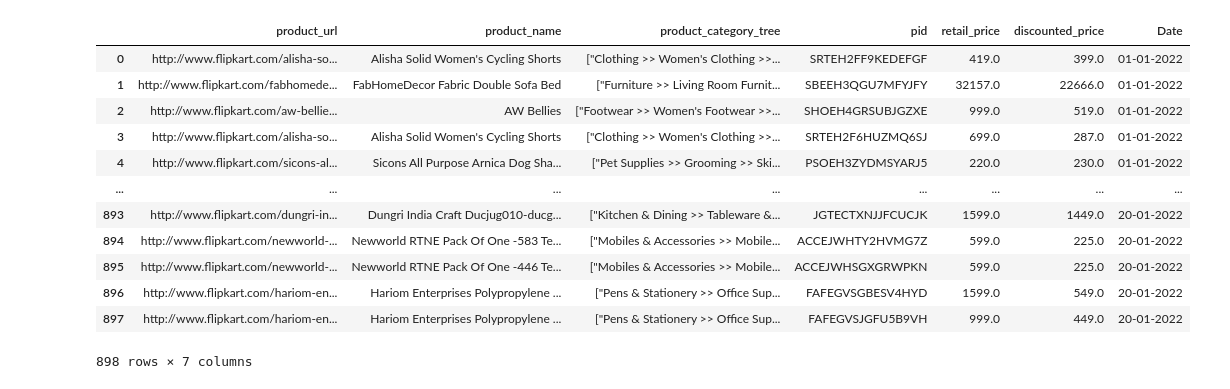
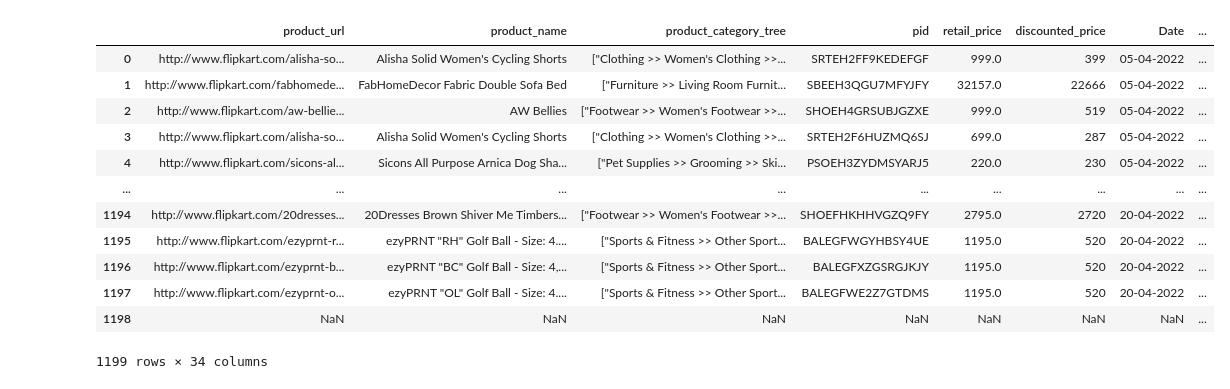
Before and after one commit to jaifin31/Flipkart-Analysis, a Jupyter notebook: original dataset/Flipkart price.ipynb, the cells around one changed output. Drawn from its saved outputs; the diff is of its cells as text; code cells hidden in the pictures.

```diff
--- a/original dataset/Flipkart price.ipynb
+++ b/original dataset/Flipkart price.ipynb
@@ -5,21 +5,21 @@ import ast
 import plotly.express as px
 from plotly import graph_objects as go
 # %%
-df =  pd.read_csv("C:/Users/Jaifin/Desktop/Tracker/Flipkart-Analysis/original dataset/Dataset/allinone.csv")
+df =  pd.read_csv("C:/Users/Jaifin/Desktop/Tracker/Flipkart-Analysis/original dataset/Dataset.csv")
 df
 # %% [output]
-|  | product_url | product_name | product_category_tree | pid | retail_price | discounted_price | Date |
-| 0 | http://www.flipkart.com/alisha-so... | Alisha Solid Women's Cycling Shorts | ["Clothing >> Women's Clothing >>... | SRTEH2FF9KEDEFGF | 419.0 | 399.0 | 01-01-2022 |
-| 1 | http://www.flipkart.com/fabhomede... | FabHomeDecor Fabric Double Sofa Bed | ["Furniture >> Living Room Furnit... | SBEEH3QGU7MFYJFY | 32157.0 | 22666.0 | 01-01-2022 |
-| 2 | http://www.flipkart.com/aw-bellie... | AW Bellies | ["Footwear >> Women's Footwear >>... | SHOEH4GRSUBJGZXE | 999.0 | 519.0 | 01-01-2022 |
-| 3 | http://www.flipkart.com/alisha-so... | Alisha Solid Women's Cycling Shorts | ["Clothing >> Women's Clothing >>... | SRTEH2F6HUZMQ6SJ | 699.0 | 287.0 | 01-01-2022 |
-| 4 | http://www.flipkart.com/sicons-al... | Sicons All Purpose Arnica Dog Sha... | ["Pet Supplies >> Grooming >> Ski... | PSOEH3ZYDMSYARJ5 | 220.0 | 230.0 | 01-01-2022 |
-| ... | ... | ... | ... | ... | ... | ... | ... |
-| 893 | http://www.flipkart.com/dungri-in... | Dungri India Craft Ducjug010-ducg... | ["Kitchen & Dining >> Tableware &... | JGTECTXNJJFCUCJK | 1599.0 | 1449.0 | 20-01-2022 |
-| 894 | http://www.flipkart.com/newworld-... | Newworld RTNE Pack Of One -583 Te... | ["Mobiles & Accessories >> Mobile... | ACCEJWHTY2HVMG7Z | 599.0 | 225.0 | 20-01-2022 |
-| 895 | http://www.flipkart.com/newworld-... | Newworld RTNE Pack Of One -446 Te... | ["Mobiles & Accessories >> Mobile... | ACCEJWHSGXGRWPKN | 599.0 | 225.0 | 20-01-2022 |
-| 896 | http://www.flipkart.com/hariom-en... | Hariom Enterprises Polypropylene ... | ["Pens & Stationery >> Office Sup... | FAFEGVSGBESV4HYD | 1599.0 | 549.0 | 20-01-2022 |
-| 897 | http://www.flipkart.com/hariom-en... | Hariom Enterprises Polypropylene ... | ["Pens & Stationery >> Office Sup... | FAFEGVSJGFU5B9VH | 999.0 | 449.0 | 20-01-2022 |
+|  | product_url | product_name | product_category_tree | pid | retail_price | discounted_price | Date | ... |
+| 0 | http://www.flipkart.com/alisha-so... | Alisha Solid Women's Cycling Shorts | ["Clothing >> Women's Clothing >>... | SRTEH2FF9KEDEFGF | 999.0 | 399 | 05-04-2022 | ... |
+| 1 | http://www.flipkart.com/fabhomede... | FabHomeDecor Fabric Double Sofa Bed | ["Furniture >> Living Room Furnit... | SBEEH3QGU7MFYJFY | 32157.0 | 22666 | 05-04-2022 | ... |
+| 2 | http://www.flipkart.com/aw-bellie... | AW Bellies | ["Footwear >> Women's Footwear >>... | SHOEH4GRSUBJGZXE | 999.0 | 519 | 05-04-2022 | ... |
+| 3 | http://www.flipkart.com/alisha-so... | Alisha Solid Women's Cycling Shorts | ["Clothing >> Women's Clothing >>... | SRTEH2F6HUZMQ6SJ | 699.0 | 287 | 05-04-2022 | ... |
+| 4 | http://www.flipkart.com/sicons-al... | Sicons All Purpose Arnica Dog Sha... | ["Pet Supplies >> Grooming >> Ski... | PSOEH3ZYDMSYARJ5 | 220.0 | 230 | 05-04-2022 | ... |
+| ... | ... | ... | ... | ... | ... | ... | ... | ... |
+| 1194 | http://www.flipkart.com/20dresses... | 20Dresses Brown Shiver Me Timbers... | ["Footwear >> Women's Footwear >>... | SHOEFHKHHVGZQ9FY | 2795.0 | 2720 | 20-04-2022 | ... |
+| 1195 | http://www.flipkart.com/ezyprnt-r... | ezyPRNT "RH" Golf Ball - Size: 4.... | ["Sports & Fitness >> Other Sport... | BALEGFWGYHBSY4UE | 1195.0 | 520 | 20-04-2022 | ... |
+| 1196 | http://www.flipkart.com/ezyprnt-b... | ezyPRNT "BC" Golf Ball - Size: 4,... | ["Sports & Fitness >> Other Sport... | BALEGFXZGSRGJKJY | 1195.0 | 520 | 20-04-2022 | ... |
+| 1197 | http://www.flipkart.com/ezyprnt-o... | ezyPRNT "OL" Golf Ball - Size: 4.... | ["Sports & Fitness >> Other Sport... | BALEGFWE2Z7GTDMS | 1195.0 | 520 | 20-04-2022 | ... |
+| 1198 | NaN | NaN | NaN | NaN | NaN | NaN | NaN | ... |
-898 rows × 7 columns
+1199 rows × 34 columns
 # %%
 print(df.isnull().sum())
```
Also changed, not shown: parts of 12 cells of this notebook, 2 other files.
